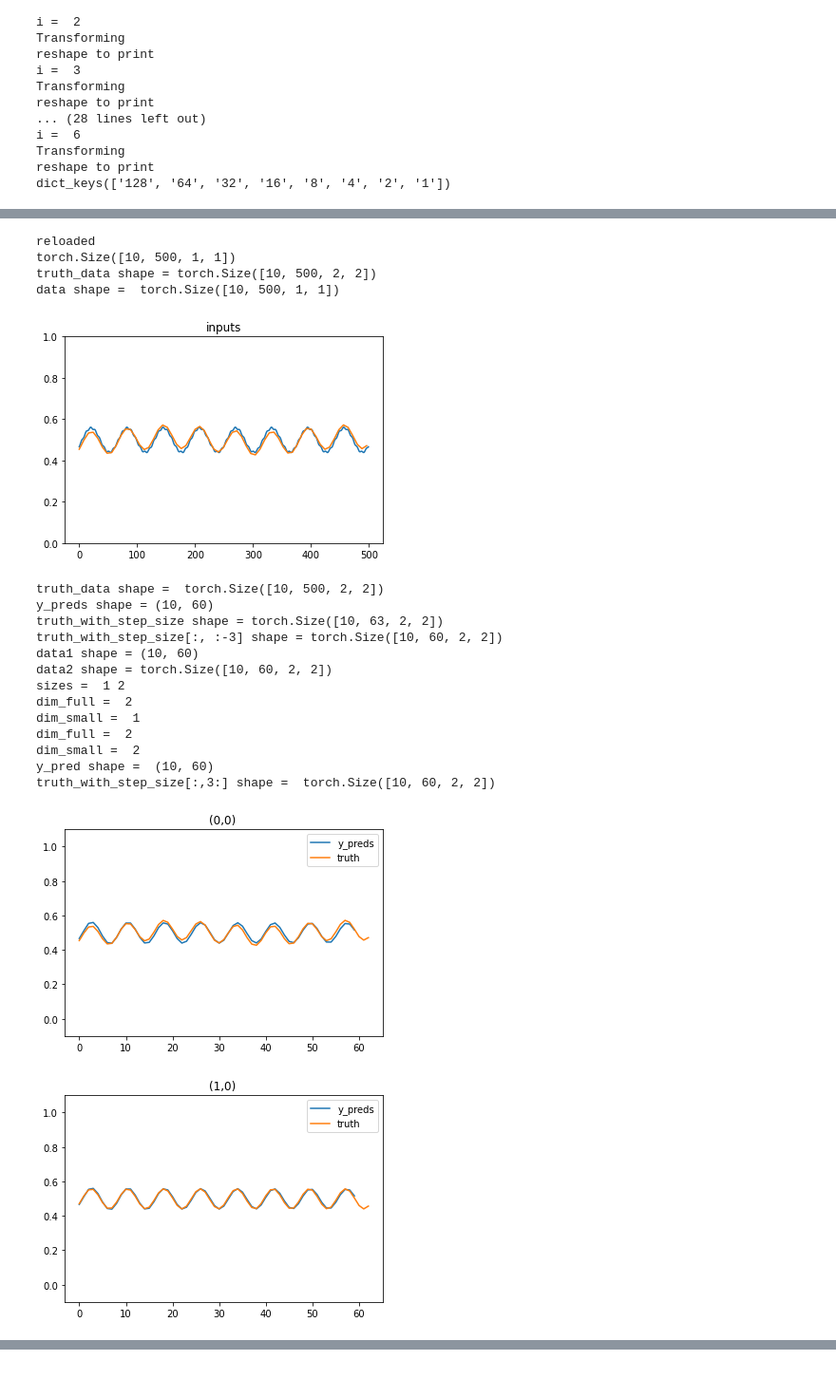
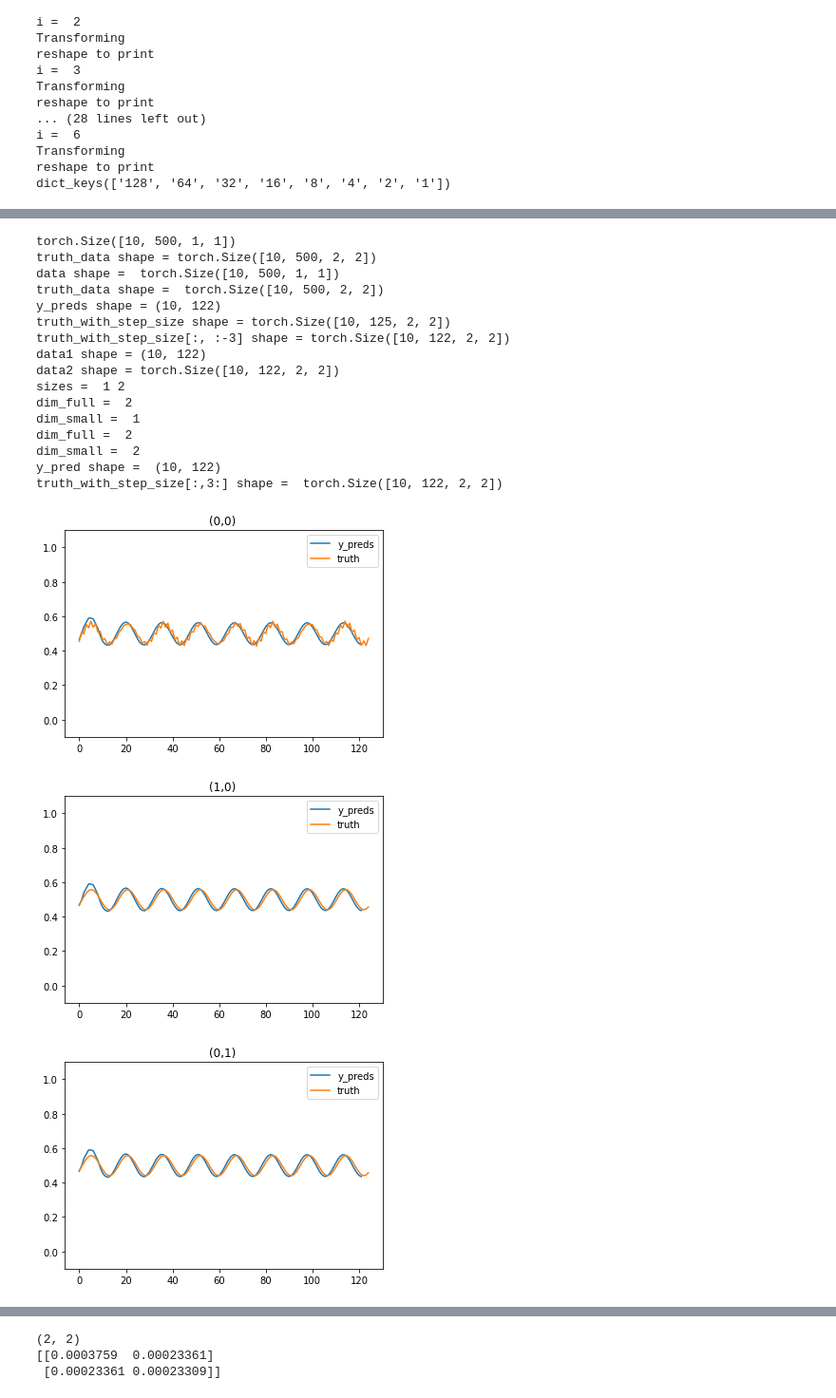
Before and after one commit to KatieJ16/Time_Space_multiscale, a Jupyter notebook: scripts/toy3a_multiscale_model_fitting-Copy1.ipynb, the cells around one changed output, grey strips where cells are left out. Shown: that part at 95% size. Saved outputs shown, nothing was run; the diff lists cells and outputs as text; code cells hidden in the pictures.

Commit message:
forcing next step

```diff
--- a/scripts/toy3a_multiscale_model_fitting-Copy1.ipynb
+++ b/scripts/toy3a_multiscale_model_fitting-Copy1.ipynb
@@ -71,7 +71,7 @@ print(val_dict[str(current_size)].shape)
 models, step_sizes, mse_list, idx_lowest,n_forward_list = utils.find_best_timestep(train_dict[str(current_size)],
                                                               val_dict[str(current_size)],
                                                               val_dict[str(current_size)], current_size,model_dir=model_dir,# make_new=True, #print_every=100,
-                                                             start_k = 2,largest_k = 4)#, dont_train = False)
+                                                             start_k = 2,largest_k = 3)#, dont_train = False)
 # %% [output]
 torch.Size([100, 500, 1, 1])
 torch.Size([10, 500, 1, 1])
@@ -135,27 +129,26 @@ tensor(8.2366e-05)
 # %%
 import utils
 print(val_dict['1'].shape)
-resolved, loss, unresolved_list = utils.find_error_4(val_dict['1'], models[idx_lowest], val_dict['2'], plot = True)
+resolved, loss, unresolved_list = utils.find_error_4(val_dict['1'], models[idx_lowest], val_dict['2'], plot = True,tol=0.0002)
 print(loss.shape)
 print(loss)
 # %% [output]
-reloaded
 torch.Size([10, 500, 1, 1])
 truth_data shape = torch.Size([10, 500, 2, 2])
 data shape =  torch.Size([10, 500, 1, 1])
+truth_data shape =  torch.Size([10, 500, 2, 2])
+y_preds shape = (10, 122)
+truth_with_step_size shape = torch.Size([10, 125, 2, 2])
+truth_with_step_size[:, :-3] shape = torch.Size([10, 122, 2, 2])
+data1 shape = (10, 122)
+data2 shape = torch.Size([10, 122, 2, 2])
+sizes =  1 2
+dim_full =  2
+dim_small =  1
+dim_full =  2
+dim_small =  2
+y_pred shape =  (10, 122)
+truth_with_step_size[:,3:] shape =  torch.Size([10, 122, 2, 2])
-[figure, old version]
+[figure, new version]
-truth_data shape =  torch.Size([10, 500, 2, 2])
-y_preds shape = (10, 60)
-truth_with_step_size shape = torch.Size([10, 63, 2, 2])
-truth_with_step_size[:, :-3] shape = torch.Size([10, 60, 2, 2])
-data1 shape = (10, 60)
-data2 shape = torch.Size([10, 60, 2, 2])
-sizes =  1 2
-dim_full =  2
-dim_small =  1
-dim_full =  2
-dim_small =  2
-y_pred shape =  (10, 60)
-truth_with_step_size[:,3:] shape =  torch.Size([10, 60, 2, 2])
-[figure, old version]
+[figure, new version]
-[figure, old version]
+[figure, new version]
@@ -166,0 +156,3 @@ truth_with_step_size[:,3:] shape =  torch.Size([10, 60, 2, 2])
+(2, 2)
+[[0.0003759  0.00023361]
+ [0.00023361 0.00023309]]
```
Also changed, not shown: parts of 15 cells of this notebook, 1 other file.
